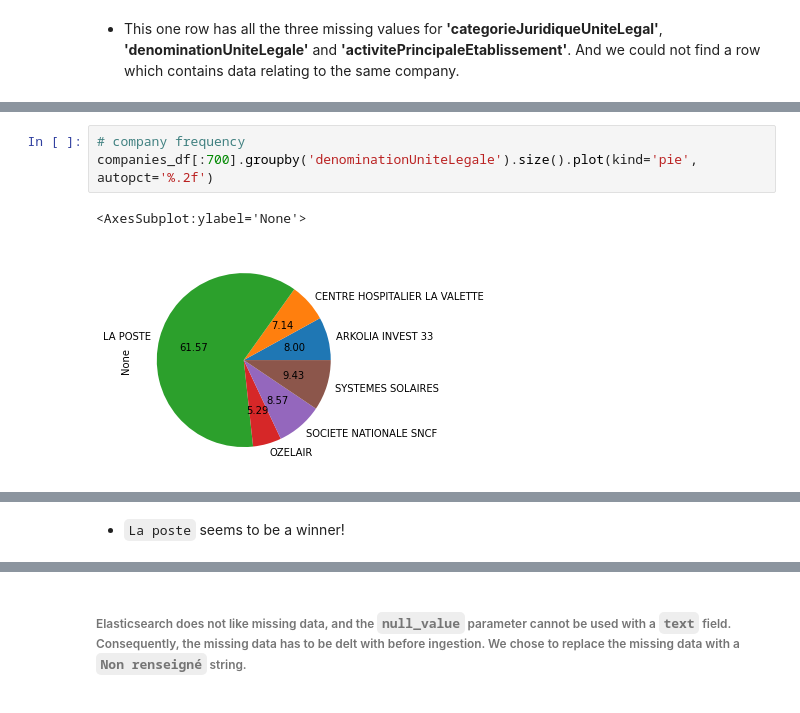
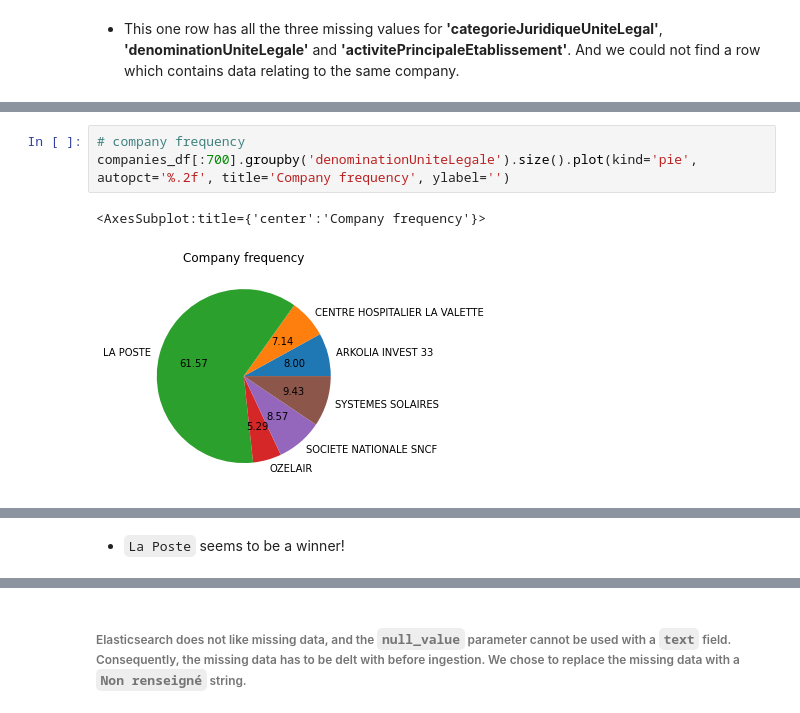
Before and after one commit to HAEKADI/tp-elastic, a Jupyter notebook: company_search.ipynb, the cells around one changed output, grey strips where cells are left out. Cells and saved outputs as stored; diff of their text form.

```diff
--- a/company_search.ipynb
+++ b/company_search.ipynb
@@ -161,6 +162,6 @@ time: 57.1 ms (started: 2021-11-04 21:20:29 +00:00)
 # %%
 # company frequency
-companies_df[:700].groupby('denominationUniteLegale').size().plot(kind='pie', autopct='%.2f')
+companies_df[:700].groupby('denominationUniteLegale').size().plot(kind='pie', autopct='%.2f', title='Company frequency', ylabel='')
 # %% [output]
-<AxesSubplot:ylabel='None'>
+<AxesSubplot:title={'center':'Company frequency'}>
-[figure, old version]
+[figure, new version]
@@ -168,5 +169,5 @@ time: 136 ms (started: 2021-11-04 21:20:29 +00:00)
 # %% [markdown]
-* `La poste` seems to be a winner!
+* `La Poste` seems to be a winner!
 # %%
 # drop added frequency column
 companies_df.drop(columns='frequenceEtablissement', inplace=True)
```
Also changed, not shown: parts of 63 cells of this notebook.
